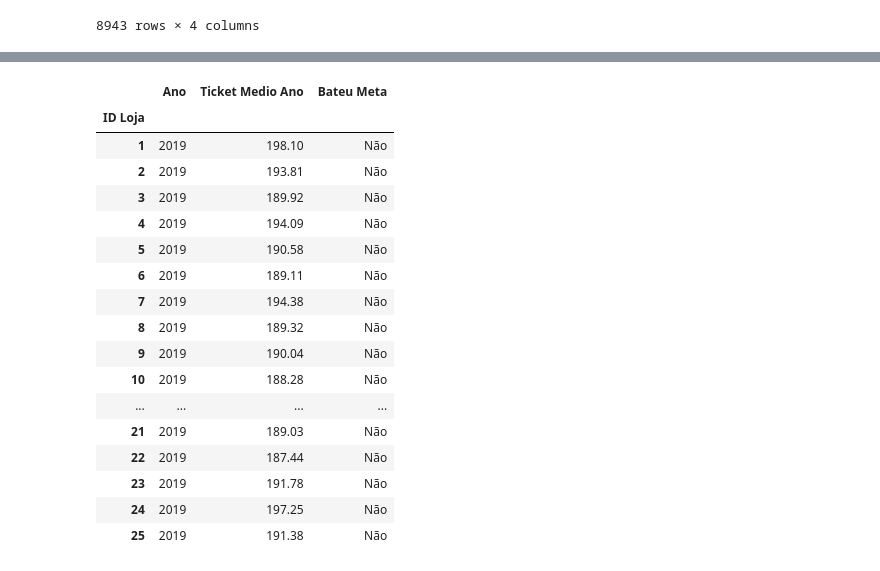
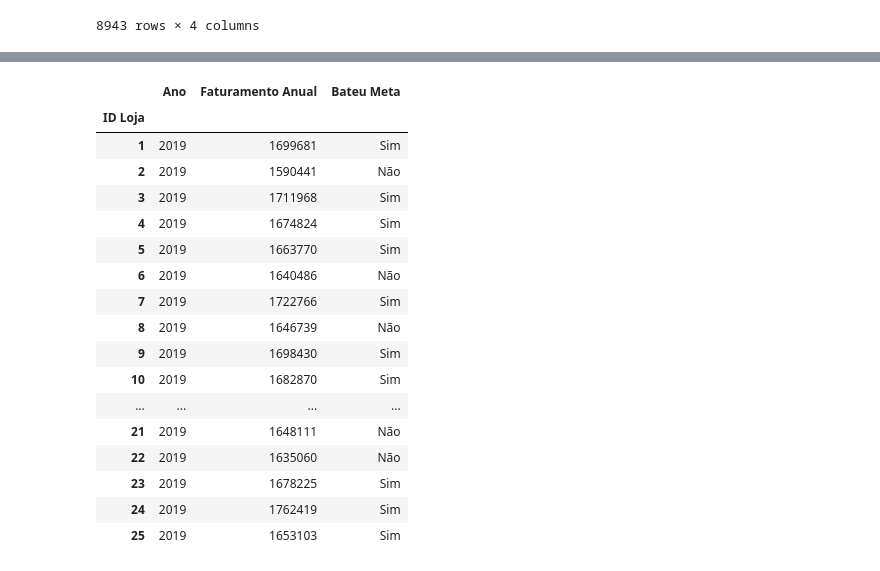
Before and after one commit to ViniciusDortas/Projeto-Automacao, a Jupyter notebook: analise.ipynb, the cells around one changed output, grey strips where cells are left out. Cells and saved outputs as stored; diff of their text form; code cells hidden in the pictures.

```diff
--- a/analise.ipynb
+++ b/analise.ipynb
@@ -444,21 +433,21 @@ for id_loja in df_emails_lojas["ID Loja"].dropna().unique():
 # %%
-display(ticket_ano_fil)
+display(faturamento_ano_fil)
 # %% [output]
-|  | Ano | Ticket Medio Ano | Bateu Meta |
+|  | Ano | Faturamento Anual | Bateu Meta |
 | ID Loja |  |  |  |
-| 1 | 2019 | 198.10 | Não |
-| 2 | 2019 | 193.81 | Não |
-| 3 | 2019 | 189.92 | Não |
-| 4 | 2019 | 194.09 | Não |
-| 5 | 2019 | 190.58 | Não |
-| 6 | 2019 | 189.11 | Não |
-| 7 | 2019 | 194.38 | Não |
-| 8 | 2019 | 189.32 | Não |
-| 9 | 2019 | 190.04 | Não |
-| 10 | 2019 | 188.28 | Não |
+| 1 | 2019 | 1699681 | Sim |
+| 2 | 2019 | 1590441 | Não |
+| 3 | 2019 | 1711968 | Sim |
+| 4 | 2019 | 1674824 | Sim |
+| 5 | 2019 | 1663770 | Sim |
+| 6 | 2019 | 1640486 | Não |
+| 7 | 2019 | 1722766 | Sim |
+| 8 | 2019 | 1646739 | Não |
+| 9 | 2019 | 1698430 | Sim |
+| 10 | 2019 | 1682870 | Sim |
 | ... | ... | ... | ... |
-| 21 | 2019 | 189.03 | Não |
-| 22 | 2019 | 187.44 | Não |
-| 23 | 2019 | 191.78 | Não |
-| 24 | 2019 | 197.25 | Não |
-| 25 | 2019 | 191.38 | Não |
+| 21 | 2019 | 1648111 | Não |
+| 22 | 2019 | 1635060 | Não |
+| 23 | 2019 | 1678225 | Sim |
+| 24 | 2019 | 1762419 | Sim |
+| 25 | 2019 | 1653103 | Sim |
```
Also changed, not shown: parts of 4 cells of this notebook, 1 other file.
